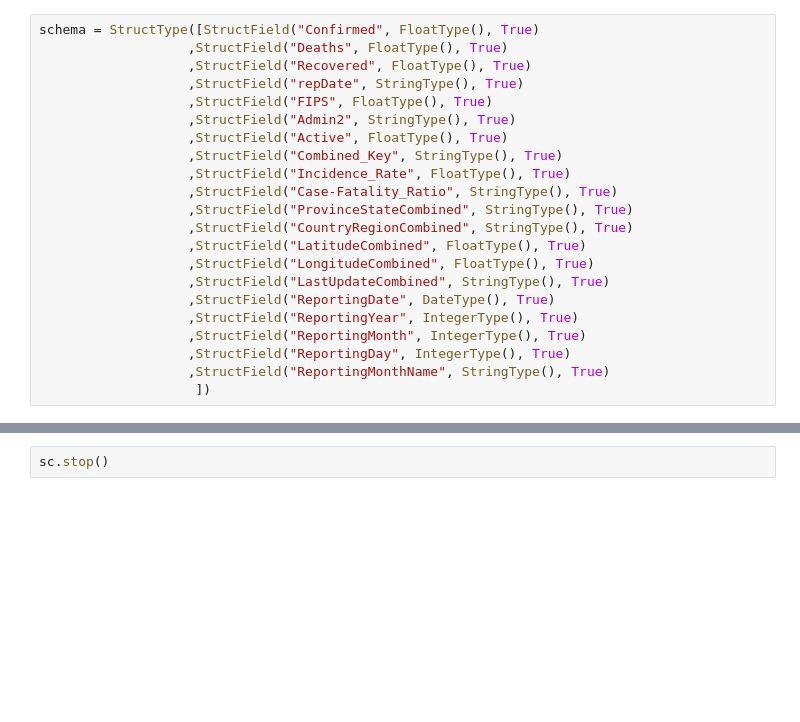
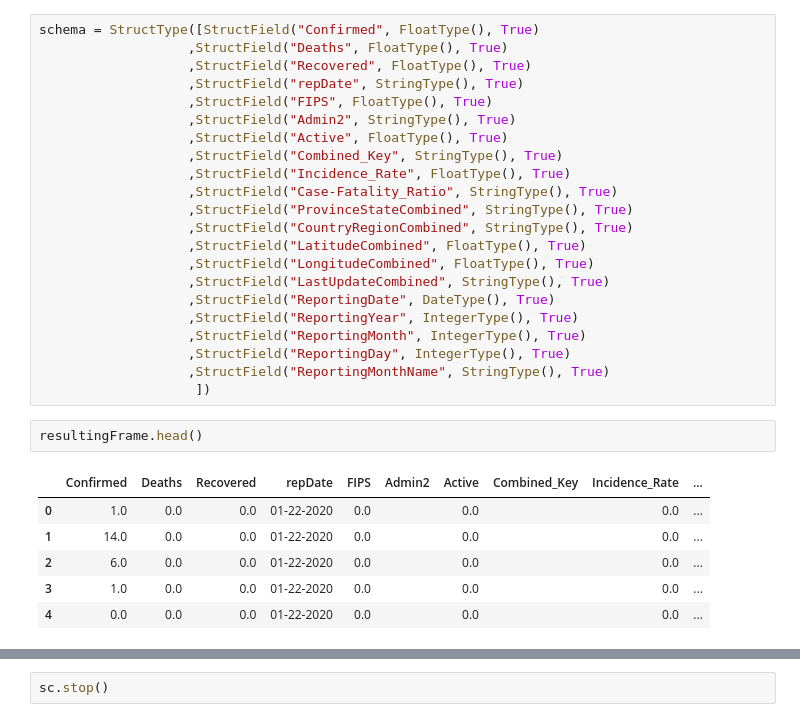
Before and after one commit to MaaS-2020/code, a Jupyter notebook: CovidPySpark.ipynb, the cells around one changed output, grey strips where cells are left out. Drawn from its saved outputs; the diff is of its cells as text; blank space fills up the shorter version.

```diff
--- a/CovidPySpark.ipynb
+++ b/CovidPySpark.ipynb
@@ -49,6 +48,15 @@ schema = StructType([StructField("Confirmed", FloatType(), True)
                    ,StructField("ReportingDay", IntegerType(), True)
                    ,StructField("ReportingMonthName", StringType(), True)
                     ])
+# %%
+resultingFrame.head()
+# %% [output]
+|  | Confirmed | Deaths | Recovered | repDate | FIPS | Admin2 | Active | Combined_Key | Incidence_Rate | ... |
+| 0 | 1.0 | 0.0 | 0.0 | 01-22-2020 | 0.0 |  | 0.0 |  | 0.0 | ... |
+| 1 | 14.0 | 0.0 | 0.0 | 01-22-2020 | 0.0 |  | 0.0 |  | 0.0 | ... |
+| 2 | 6.0 | 0.0 | 0.0 | 01-22-2020 | 0.0 |  | 0.0 |  | 0.0 | ... |
+| 3 | 1.0 | 0.0 | 0.0 | 01-22-2020 | 0.0 |  | 0.0 |  | 0.0 | ... |
+| 4 | 0.0 | 0.0 | 0.0 | 01-22-2020 | 0.0 |  | 0.0 |  | 0.0 | ... |
 # %%
 findspark.init()
 #pyspark.SparkConf.set('spark.sql.execution.arrow.enabled', 'True')
```
Also changed, not shown: parts of 5 cells of this notebook.
